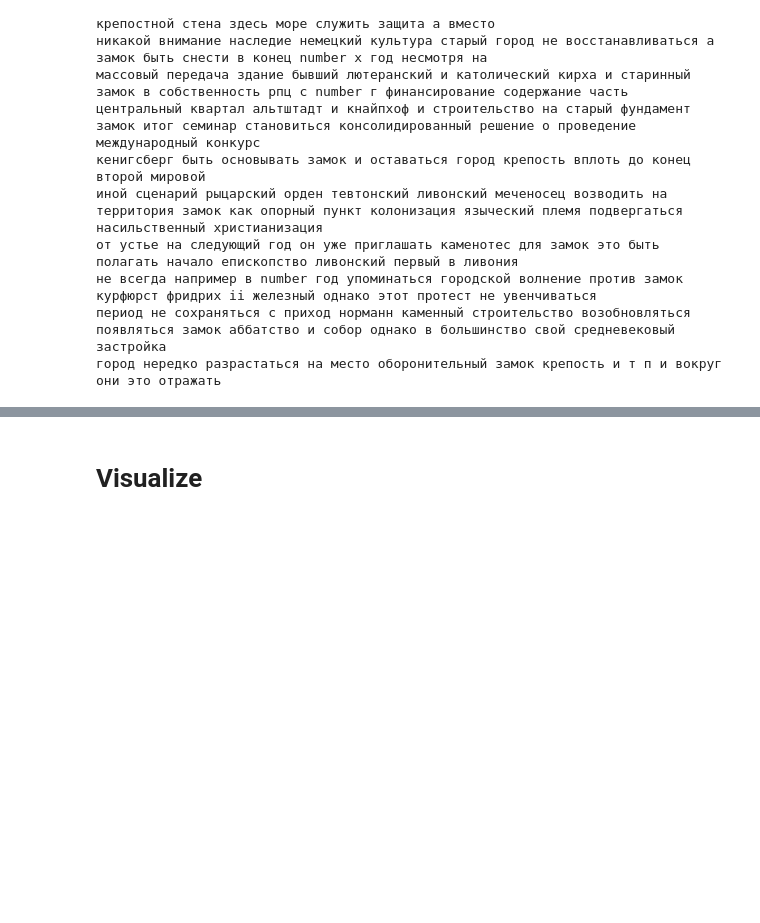
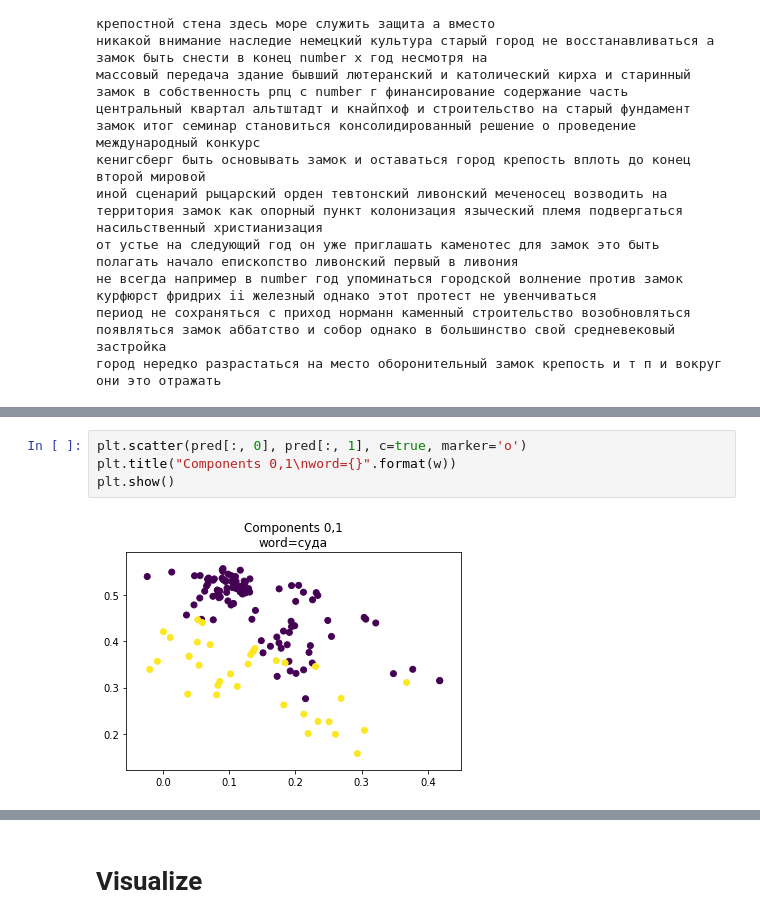
Before and after one commit to fogside/russe_wsi, a Jupyter notebook: notebooks/TensorflowNet.ipynb, the cells around one changed output, grey strips where cells are left out. Drawn from its saved outputs; the diff is of its cells as text; blank space fills up the shorter version.

```diff
--- a/notebooks/TensorflowNet.ipynb
+++ b/notebooks/TensorflowNet.ipynb
@@ -722,0 +852,6 @@ vals[1, num]
+# %%
+plt.scatter(pred[:, 0], pred[:, 1], c=true, marker='o')
+plt.title("Components 0,1\nword={}".format(w))
+plt.show()
+# %% [output]
+[figure, added]
```
Also changed, not shown: parts of 53 cells of this notebook, 1 other file.
